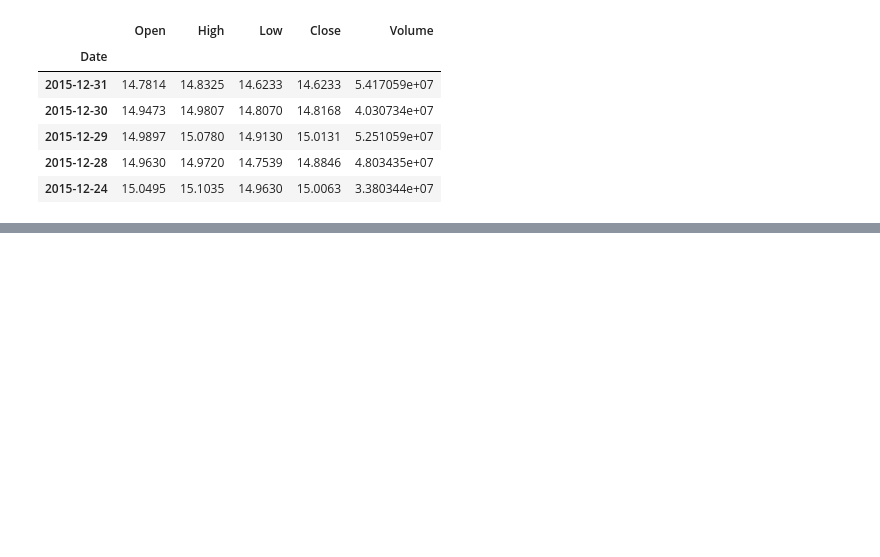
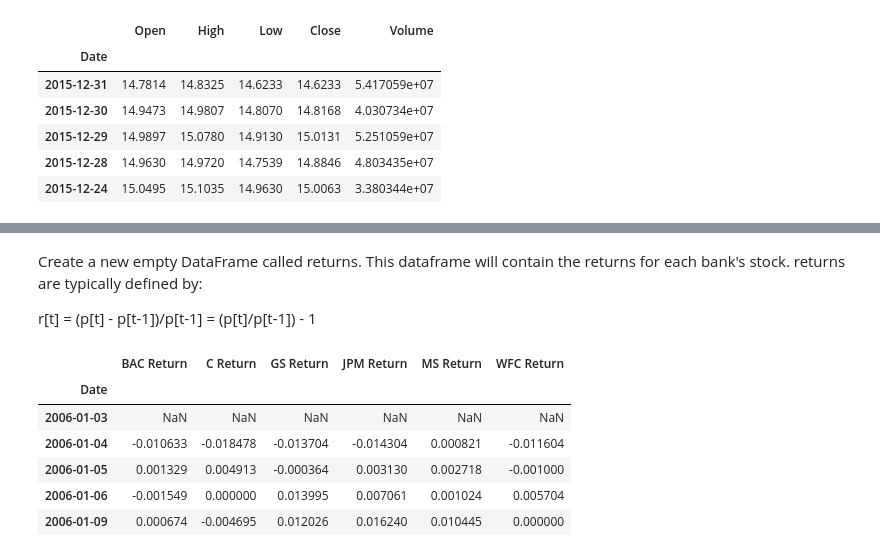
Before and after one commit to NavdeepTU/Data-Analysis-and-Visualization, a Jupyter notebook: 06. Capstone Projects/02. Finance Project.ipynb, the cells around one changed output, grey strips where cells are left out. Saved outputs shown, nothing was run; the diff lists cells and outputs as text; code cells hidden in the pictures; blank space fills up the shorter version.

```diff
--- a/06. Capstone Projects/02. Finance Project.ipynb
+++ b/06. Capstone Projects/02. Finance Project.ipynb
@@ -63,0 +120,4 @@ bank_stocks
+# %% [markdown]
+Create a new empty DataFrame called returns. This dataframe will contain the returns for each bank's stock. returns are typically defined by:
+
+r[t] = (p[t] - p[t-1])/p[t-1] = (p[t]/p[t-1]) - 1
@@ -63,0 +134,10 @@ bank_stocks
+# %%
+returns.head()
+# %% [output]
+|  | BAC Return | C Return | GS Return | JPM Return | MS Return | WFC Return |
+| Date |  |  |  |  |  |  |
+| 2006-01-03 | NaN | NaN | NaN | NaN | NaN | NaN |
+| 2006-01-04 | -0.010633 | -0.018478 | -0.013704 | -0.014304 | 0.000821 | -0.011604 |
+| 2006-01-05 | 0.001329 | 0.004913 | -0.000364 | 0.003130 | 0.002718 | -0.001000 |
+| 2006-01-06 | -0.001549 | 0.000000 | 0.013995 | 0.007061 | 0.001024 | 0.005704 |
+| 2006-01-09 | 0.000674 | -0.004695 | 0.012026 | 0.016240 | 0.010445 | 0.000000 |
```
Also changed, not shown: parts of 16 cells of this notebook.
